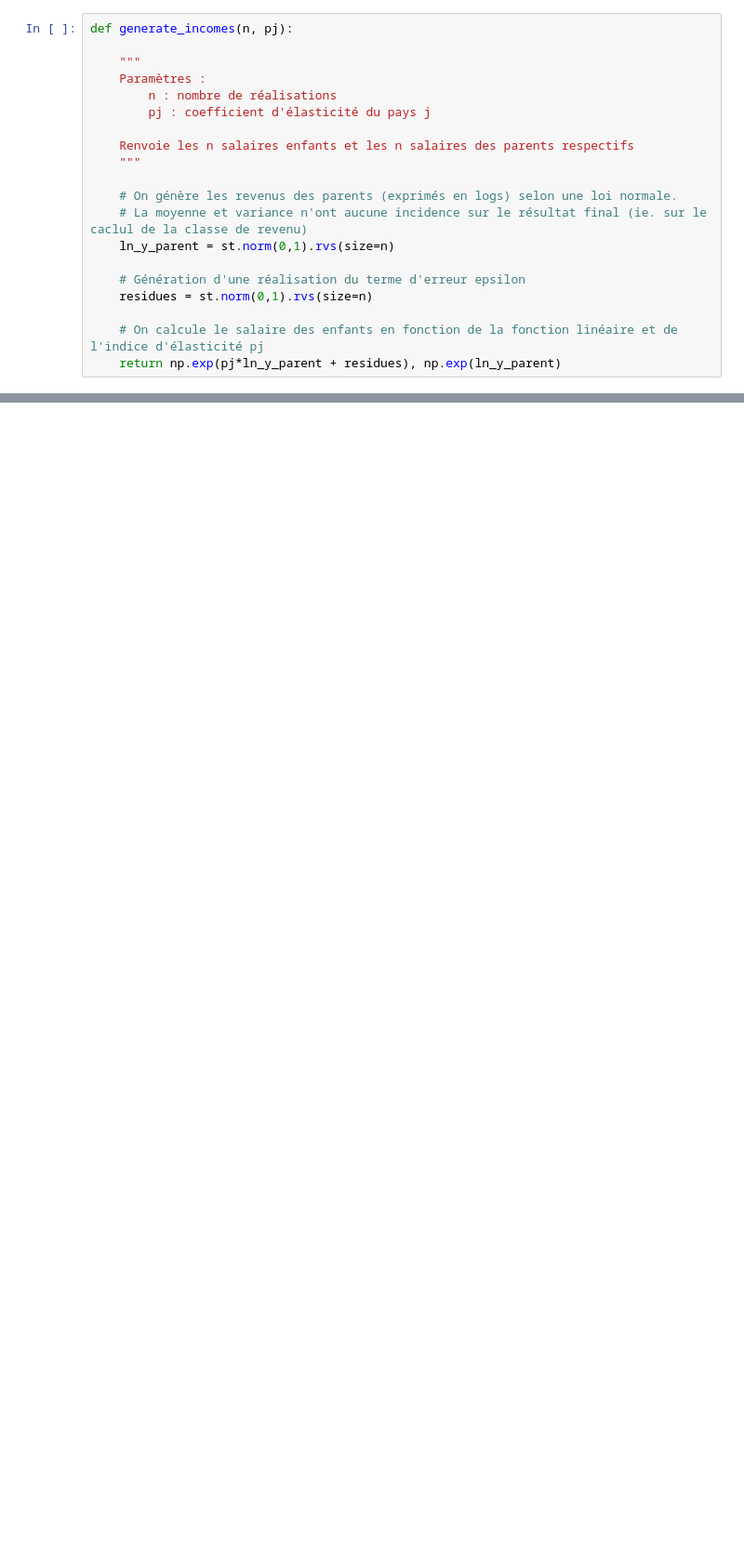
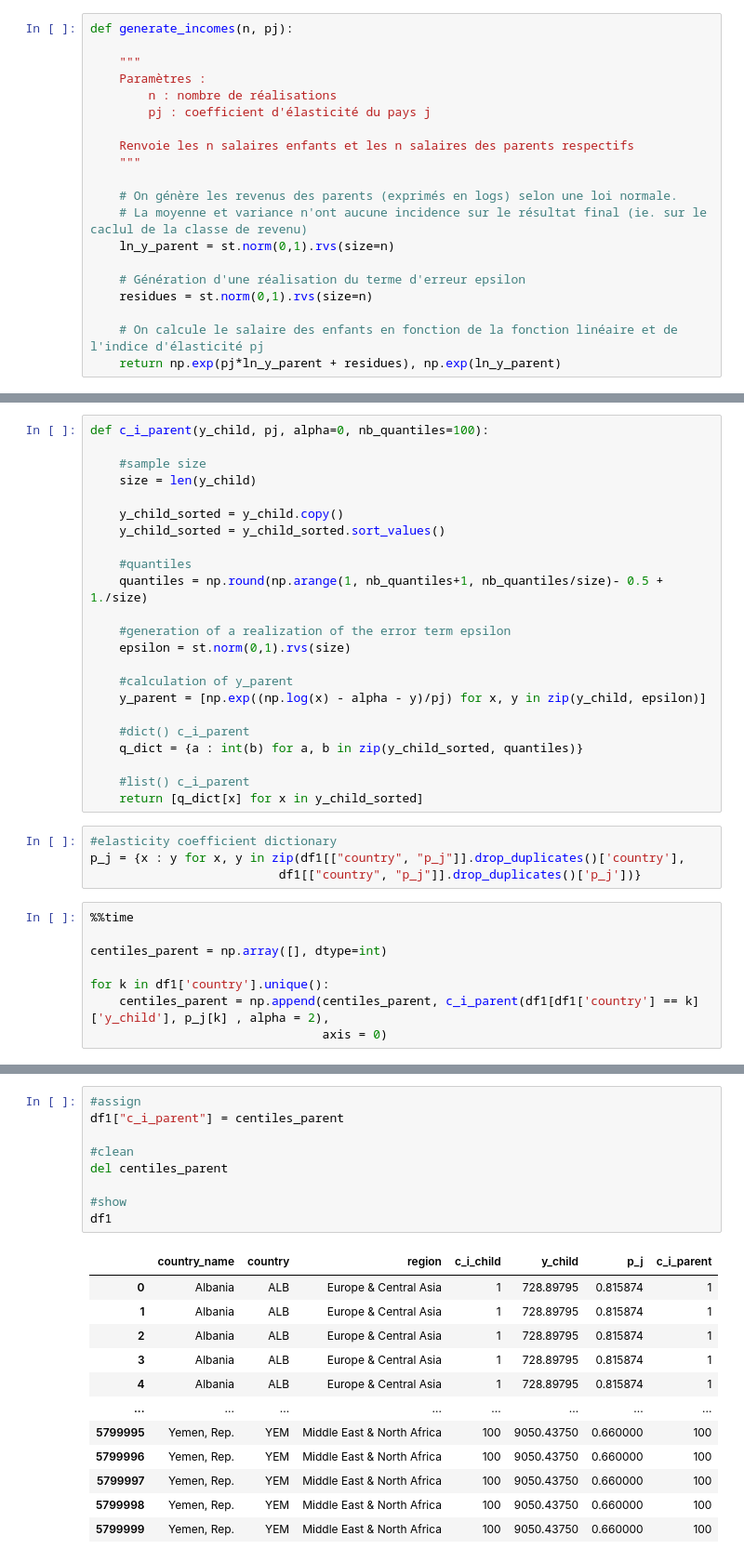
Before and after one commit to Gladouu/P7, a Jupyter notebook: P7_analysis.ipynb, the cells around one changed output, grey strips where cells are left out. Shown at 93% size. Saved outputs shown, nothing was run; the diff lists cells and outputs as text; blank space fills up the shorter version.

```diff
--- a/P7_analysis.ipynb
+++ b/P7_analysis.ipynb
@@ -1385,0 +1396,35 @@ M4 ANOVA ET RL
+# %%
+def c_i_parent(y_child, pj, alpha=0, nb_quantiles=100):
+
+    #sample size
+    size = len(y_child)
+
+    y_child_sorted = y_child.copy()
+    y_child_sorted = y_child_sorted.sort_values()
+
+    #quantiles
+    quantiles = np.round(np.arange(1, nb_quantiles+1, nb_quantiles/size)- 0.5 + 1./size)
+
+    #generation of a realization of the error term epsilon
+    epsilon = st.norm(0,1).rvs(size)
+
+    #calculation of y_parent
+    y_parent = [np.exp((np.log(x) - alpha - y)/pj) for x, y in zip(y_child, epsilon)]
+
+    #dict() c_i_parent
+    q_dict = {a : int(b) for a, b in zip(y_child_sorted, quantiles)}
+
+    #list() c_i_parent
+    return [q_dict[x] for x in y_child_sorted]
+# %%
+#elasticity coefficient dictionary
+p_j = {x : y for x, y in zip(df1[["country", "p_j"]].drop_duplicates()['country'],
+                          df1[["country", "p_j"]].drop_duplicates()['p_j'])}
+# %%
+%%time
+
+centiles_parent = np.array([], dtype=int)
+
+for k in df1['country'].unique():
+    centiles_parent = np.append(centiles_parent, c_i_parent(df1[df1['country'] == k]['y_child'], p_j[k] , alpha = 2),
+                                axis = 0)
@@ -1385,0 +1434,22 @@ M4 ANOVA ET RL
+# %%
+#assign
+df1["c_i_parent"] = centiles_parent
+
+#clean
+del centiles_parent
+
+#show
+df1
+# %% [output]
+|  | country_name | country | region | c_i_child | y_child | p_j | c_i_parent |
+| 0 | Albania | ALB | Europe & Central Asia | 1 | 728.89795 | 0.815874 | 1 |
+| 1 | Albania | ALB | Europe & Central Asia | 1 | 728.89795 | 0.815874 | 1 |
+| 2 | Albania | ALB | Europe & Central Asia | 1 | 728.89795 | 0.815874 | 1 |
+| 3 | Albania | ALB | Europe & Central Asia | 1 | 728.89795 | 0.815874 | 1 |
+| 4 | Albania | ALB | Europe & Central Asia | 1 | 728.89795 | 0.815874 | 1 |
+| ... | ... | ... | ... | ... | ... | ... | ... |
+| 5799995 | Yemen, Rep. | YEM | Middle East & North Africa | 100 | 9050.43750 | 0.660000 | 100 |
+| 5799996 | Yemen, Rep. | YEM | Middle East & North Africa | 100 | 9050.43750 | 0.660000 | 100 |
+| 5799997 | Yemen, Rep. | YEM | Middle East & North Africa | 100 | 9050.43750 | 0.660000 | 100 |
+| 5799998 | Yemen, Rep. | YEM | Middle East & North Africa | 100 | 9050.43750 | 0.660000 | 100 |
+| 5799999 | Yemen, Rep. | YEM | Middle East & North Africa | 100 | 9050.43750 | 0.660000 | 100 |
```
Also changed, not shown: parts of 98 cells of this notebook.
